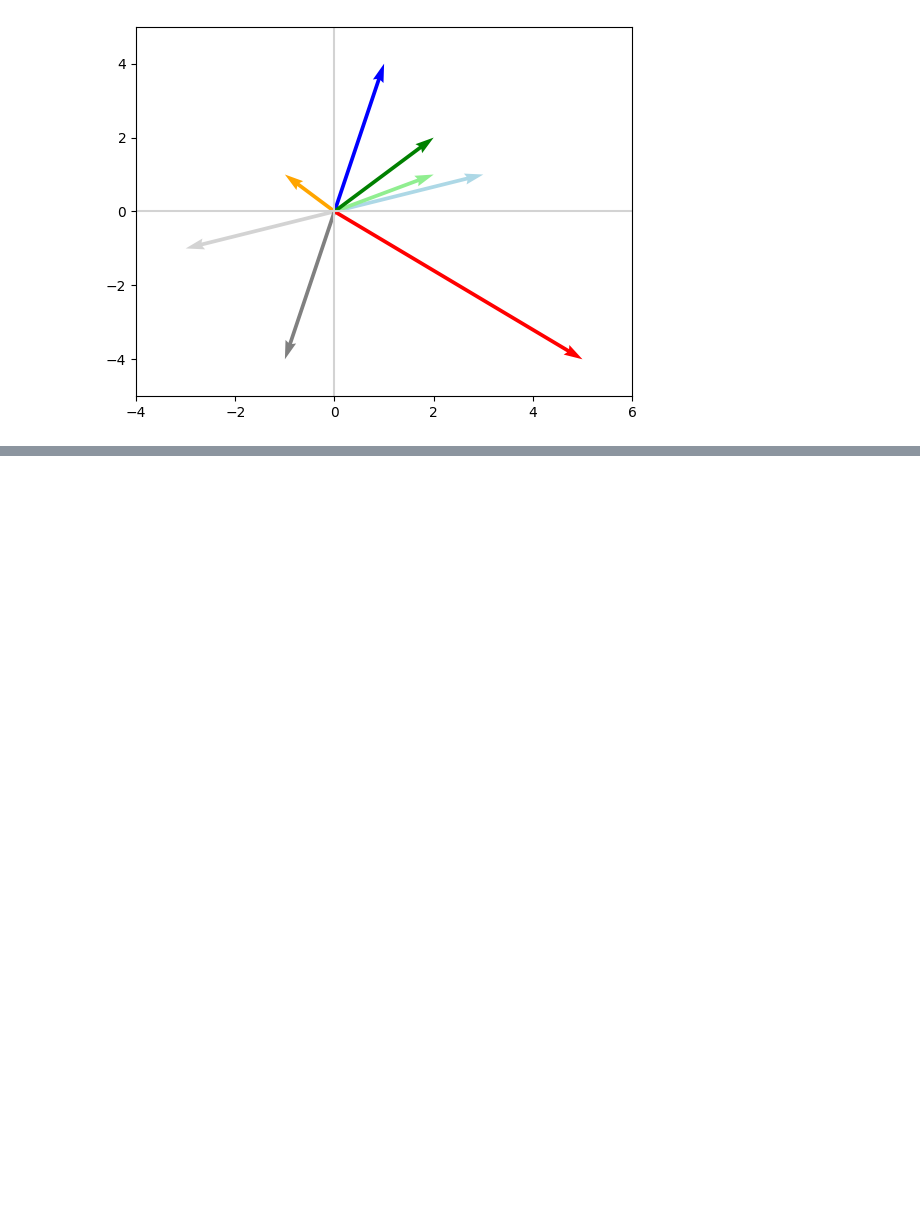
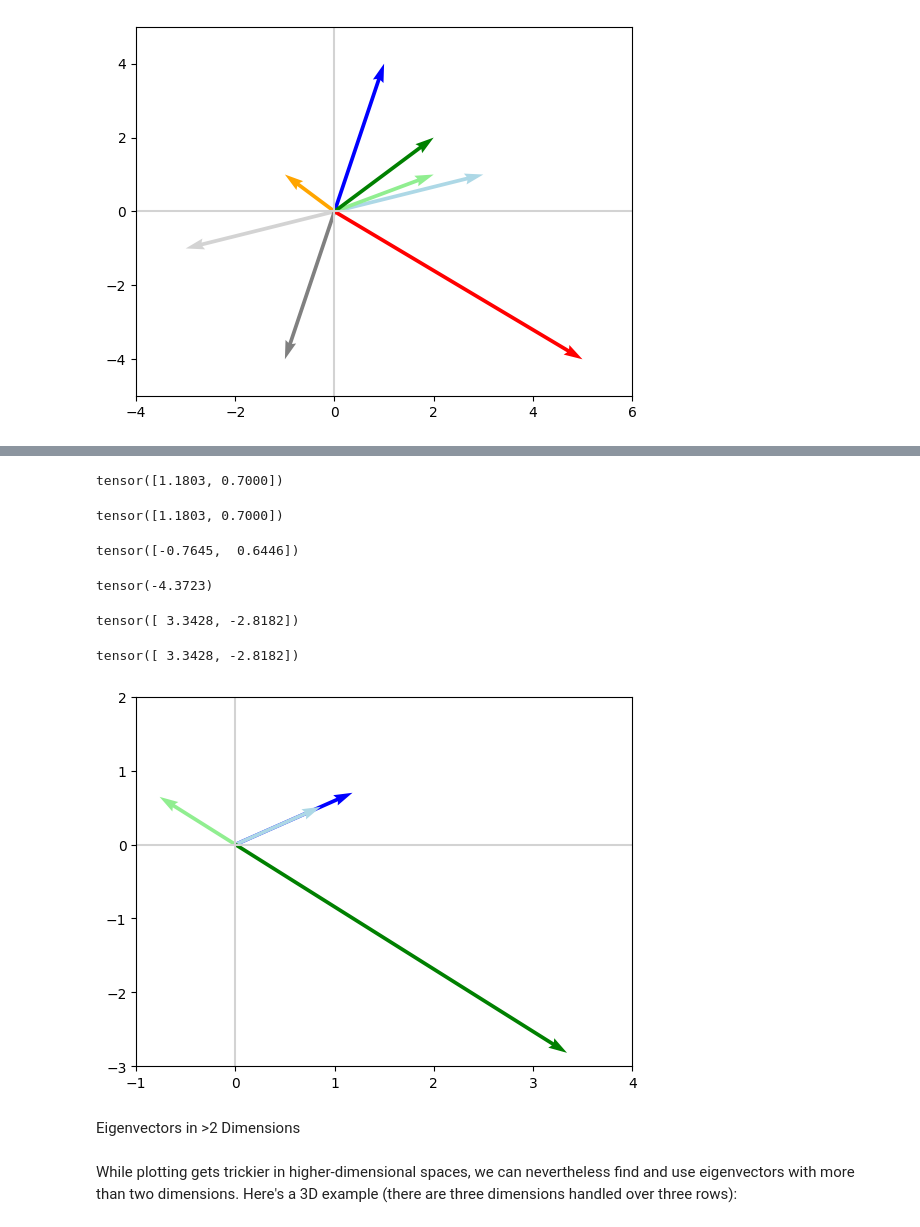
Before and after one commit to gungun2233/maths-for-ml, a Jupyter notebook: Eigendecomposition.ipynb, the cells around one changed output, grey strips where cells are left out. Saved outputs shown, nothing was run; the diff lists cells and outputs as text; code cells hidden in the pictures; blank space fills up the shorter version.

```diff
--- a/Eigendecomposition.ipynb
+++ b/Eigendecomposition.ipynb
@@ -189,0 +306,3 @@ _ = plt.ylim(-5, 5)
+# %%
+v_p = V_p[:,0]
+v_p
@@ -189,0 +325,39 @@ _ = plt.ylim(-5, 5)
+# %%
+Av_p = torch.matmul(A_p, v_p) # matmul() expects float-typed tensors
+Av_p
+# %% [output]
+tensor([1.1803, 0.7000])
+# %%
+lambda_p * v_p
+# %% [output]
+tensor([1.1803, 0.7000])
+# %%
+v2_p = V_p[:,1]
+v2_p
+# %% [output]
+tensor([-0.7645,  0.6446])
+# %%
+lambda2_p = lambdas_p[1]
+lambda2_p
+# %% [output]
+tensor(-4.3723)
+# %%
+Av2_p = torch.matmul(A_p.float(), v2_p.float())
+Av2_p
+# %% [output]
+tensor([ 3.3428, -2.8182])
+# %%
+lambda2_p.float() * v2_p.float()
+# %% [output]
+tensor([ 3.3428, -2.8182])
+# %%
+plot_vectors([Av_p.numpy(), v_p.numpy(), Av2_p.numpy(), v2_p.numpy()],
+            ['blue', 'lightblue', 'green', 'lightgreen'])
+plt.xlim(-1, 4)
+_ = plt.ylim(-3, 2)
+# %% [output]
+[figure, added]
+# %% [markdown]
+Eigenvectors in >2 Dimensions
+# %% [markdown]
+While plotting gets trickier in higher-dimensional spaces, we can nevertheless find and use eigenvectors with more than two dimensions. Here's a 3D example (there are three dimensions handled over three rows):
```
Also changed, not shown: parts of 42 cells of this notebook.
